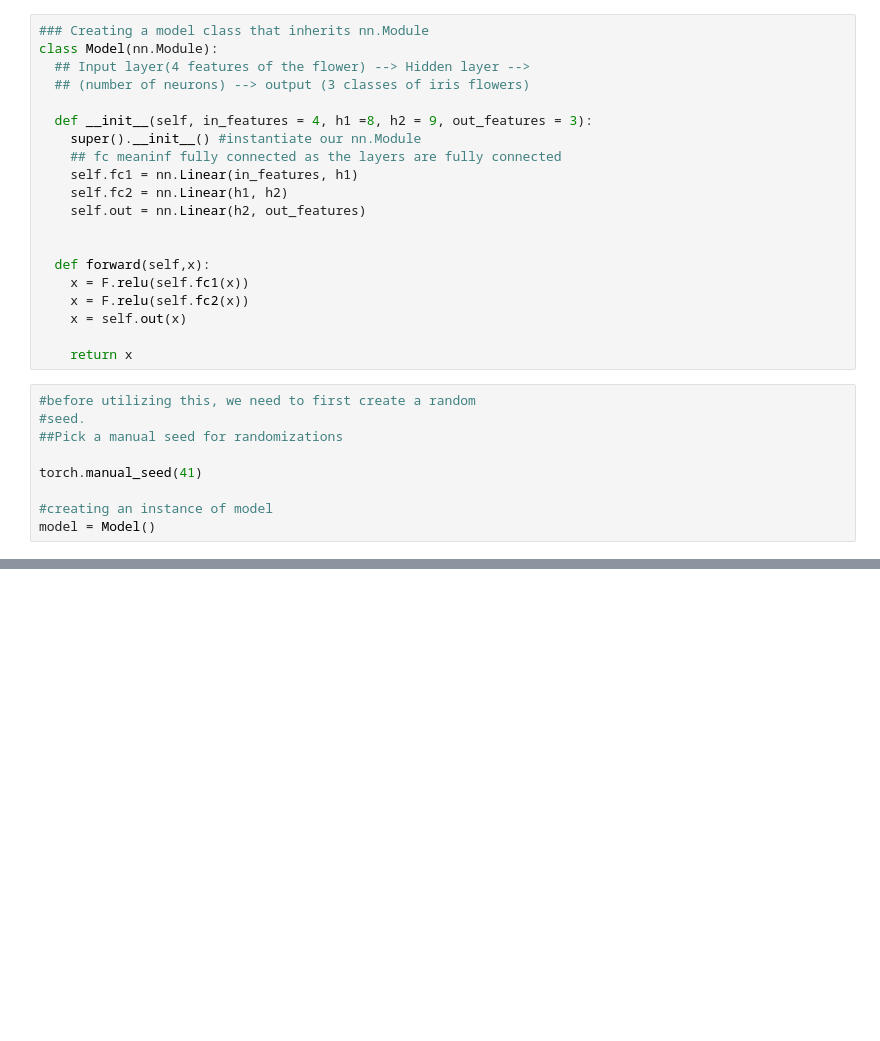
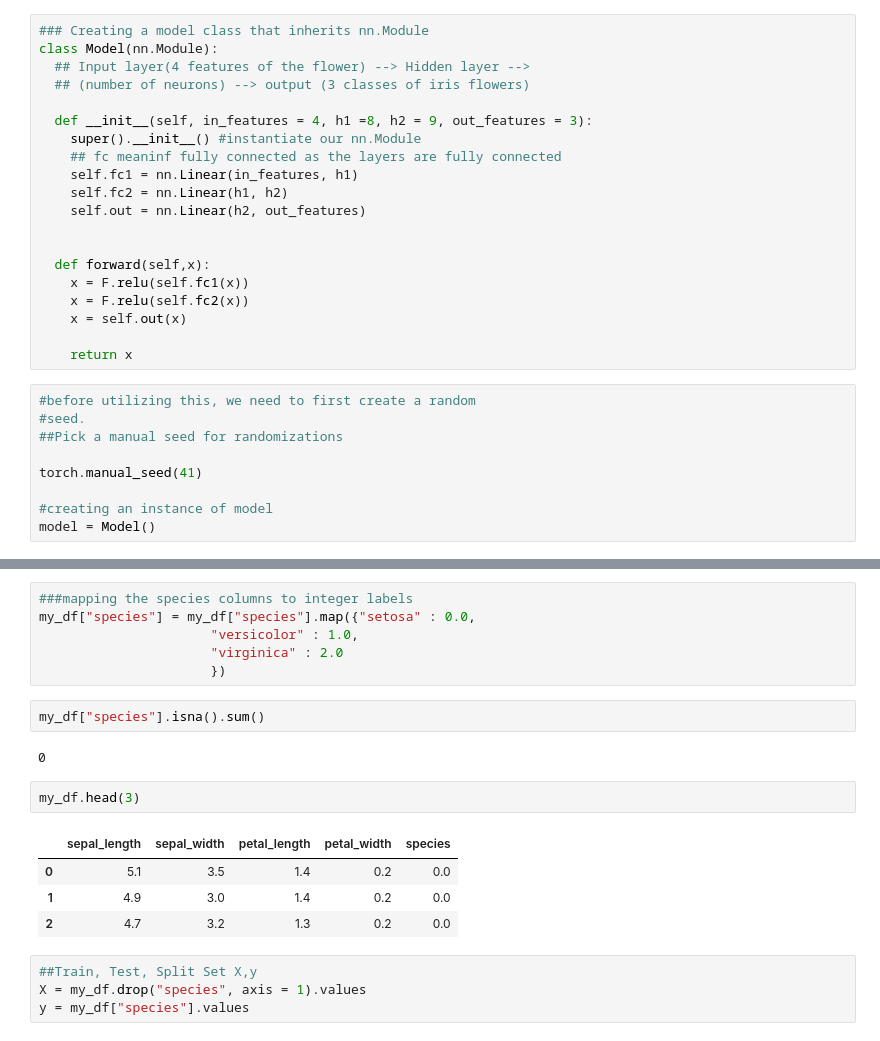
Before and after one commit to ny-essien/pytorch-tutorial-, a Jupyter notebook: creating_a_basic_neural_network_pytorch.ipynb, the cells around one changed output, grey strips where cells are left out. Drawn from its saved outputs; the diff is of its cells as text; blank space fills up the shorter version.

```diff
--- a/creating_a_basic_neural_network_pytorch.ipynb
+++ b/creating_a_basic_neural_network_pytorch.ipynb
@@ -36,0 +59,21 @@ model = Model()
+# %%
+###mapping the species columns to integer labels
+my_df["species"] = my_df["species"].map({"setosa" : 0.0,
+                      "versicolor" : 1.0,
+                      "virginica" : 2.0
+                      })
+# %%
+my_df["species"].isna().sum()
+# %% [output]
+0
+# %%
+my_df.head(3)
+# %% [output]
+|  | sepal_length | sepal_width | petal_length | petal_width | species |
+| 0 | 5.1 | 3.5 | 1.4 | 0.2 | 0.0 |
+| 1 | 4.9 | 3.0 | 1.4 | 0.2 | 0.0 |
+| 2 | 4.7 | 3.2 | 1.3 | 0.2 | 0.0 |
+# %%
+##Train, Test, Split Set X,y
+X = my_df.drop("species", axis = 1).values
+y = my_df["species"].values
```
Also changed, not shown: parts of 13 cells of this notebook.
